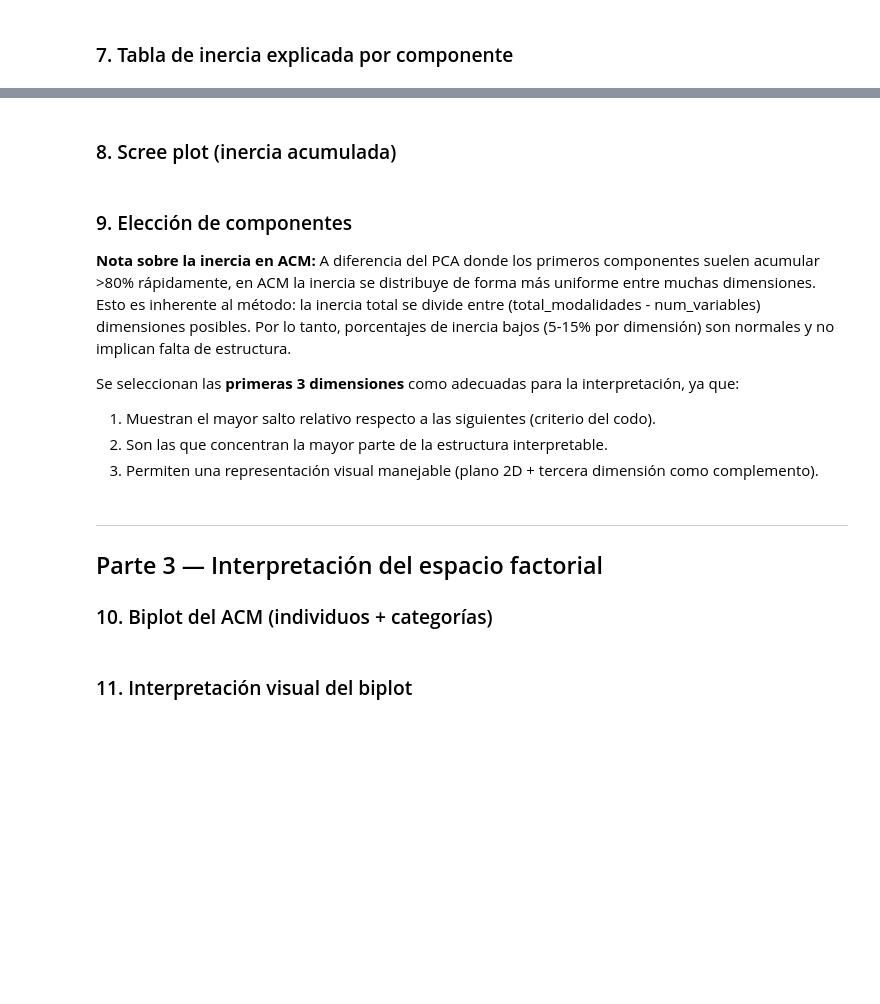
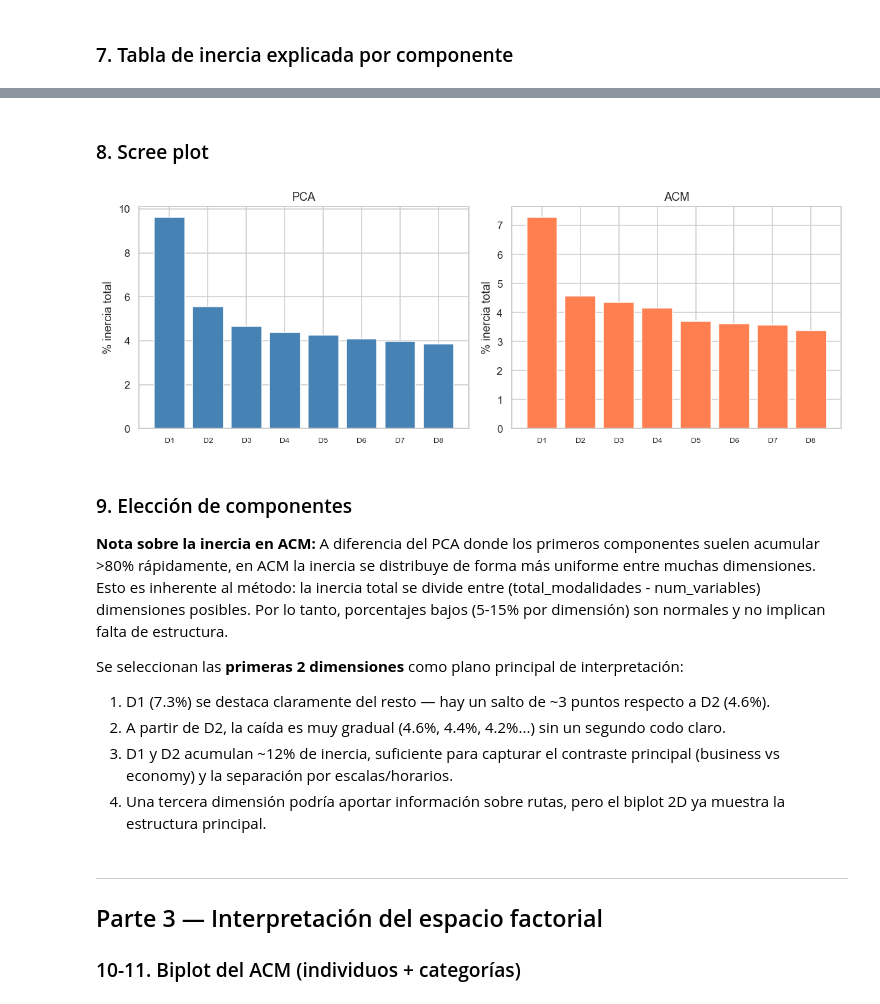
Before and after one commit to DannyV1992/curso_mineria_de_datos, a Jupyter notebook: Tareas/Tarea_4/1_ACM_Vuelos.ipynb, the cells around one changed output, grey strips where cells are left out. Cells and saved outputs as stored; diff of their text form; code cells hidden in the pictures; blank space fills up the shorter version.

```diff
--- a/Tareas/Tarea_4/1_ACM_Vuelos.ipynb
+++ b/Tareas/Tarea_4/1_ACM_Vuelos.ipynb
@@ -46,3 +92,5 @@ El dataset no presenta valores faltantes. Se elimina la columna `flight` (identi
 # %%
-df = df_raw.drop(columns=['flight']).copy()
-print(f'Registros: {len(df):,} | Variables: {df.shape[1]}')
+N_SAMPLE = 15000
+df = df_raw.sample(n=N_SAMPLE, random_state=42).reset_index(drop=True)
+print(f'Muestra: {len(df):,} registros')
+print(f'Variables: {df.shape[1]}')
@@ -55,19 +99,0 @@ Adicionalmente se discretizan las variables numéricas `duration`, `days_left` y
-# %%
-cat_cols = ['airline', 'source_city', 'departure_time', 'stops',
-            'arrival_time', 'destination_city', 'class']
-
-# Discretización de numéricas
-df['duration_cat'] = pd.qcut(df['duration'], q=4, labels=['corta', 'media', 'larga', 'muy_larga'])
-df['days_left_cat'] = pd.cut(df['days_left'], bins=[0, 7, 15, 30, 50],
-                              labels=['ultimo_momento', 'pronto', 'anticipado', 'muy_anticipado'])
-df['price_cat'] = pd.qcut(df['price'], q=4, labels=['economico', 'moderado', 'alto', 'premium'])
-
-cat_cols_full = cat_cols + ['duration_cat', 'days_left_cat', 'price_cat']
-
-df_acm = df[cat_cols_full].dropna().astype(str).reset_index(drop=True)
-print(f'Registros para ACM: {len(df_acm):,} | Variables: {len(cat_cols_full)}')
-print()
-print('Modalidades por variable:')
-for c in cat_cols_full:
-    print(f'  {c}: {df_acm[c].nunique()} categorías')
-print(f'\nTotal de modalidades: {sum(df_acm[c].nunique() for c in cat_cols_full)}')
@@ -99,0 +113,5 @@ print(f'Componentes ajustados: {N_COMP}')
+# %%
+fx = ACMAnalyzer(df, drop_cols=['flight'])
+fx.fit(n_plot=2)
+
+display(fx.summary())
@@ -115,2 +151,2 @@ display(tabla_inercia)
 # %% [markdown]
-### 8. Scree plot (inercia acumulada)
+### 8. Scree plot
@@ -134,14 +153,19 @@ plt.show()
+# %%
+fx.plot_scree()
+# %% [output]
+[figure, added]
 # %% [markdown]
 ### 9. Elección de componentes
 
-**Nota sobre la inercia en ACM:** A diferencia del PCA donde los primeros componentes suelen acumular >80% rápidamente, en ACM la inercia se distribuye de forma más uniforme entre muchas dimensiones. Esto es inherente al método: la inercia total se divide entre (total_modalidades - num_variables) dimensiones posibles. Por lo tanto, porcentajes de inercia bajos (5-15% por dimensión) son normales y no implican falta de estructura.
+**Nota sobre la inercia en ACM:** A diferencia del PCA donde los primeros componentes suelen acumular >80% rápidamente, en ACM la inercia se distribuye de forma más uniforme entre muchas dimensiones. Esto es inherente al método: la inercia total se divide entre (total_modalidades - num_variables) dimensiones posibles. Por lo tanto, porcentajes bajos (5-15% por dimensión) son normales y no implican falta de estructura.
 
-Se seleccionan las **primeras 3 dimensiones** como adecuadas para la interpretación, ya que:
-1. Muestran el mayor salto relativo respecto a las siguientes (criterio del codo).
-2. Son las que concentran la mayor parte de la estructura interpretable.
-3. Permiten una representación visual manejable (plano 2D + tercera dimensión como complemento).
+Se seleccionan las **primeras 2 dimensiones** como plano principal de interpretación:
+1. D1 (7.3%) se destaca claramente del resto — hay un salto de ~3 puntos respecto a D2 (4.6%).
+2. A partir de D2, la caída es muy gradual (4.6%, 4.4%, 4.2%...) sin un segundo codo claro.
+3. D1 y D2 acumulan ~12% de inercia, suficiente para capturar el contraste principal (business vs economy) y la separación por escalas/horarios.
+4. Una tercera dimensión podría aportar información sobre rutas, pero el biplot 2D ya muestra la estructura principal.
 # %% [markdown]
 ---
 ## Parte 3 — Interpretación del espacio factorial
 
-### 10. Biplot del ACM (individuos + categorías)
+### 10-11. Biplot del ACM (individuos + categorías)
@@ -177,2 +171,0 @@ plt.show()
-# %% [markdown]
-### 11. Interpretación visual del biplot
```
Also changed, not shown: parts of 34 cells of this notebook, 5 other files.
